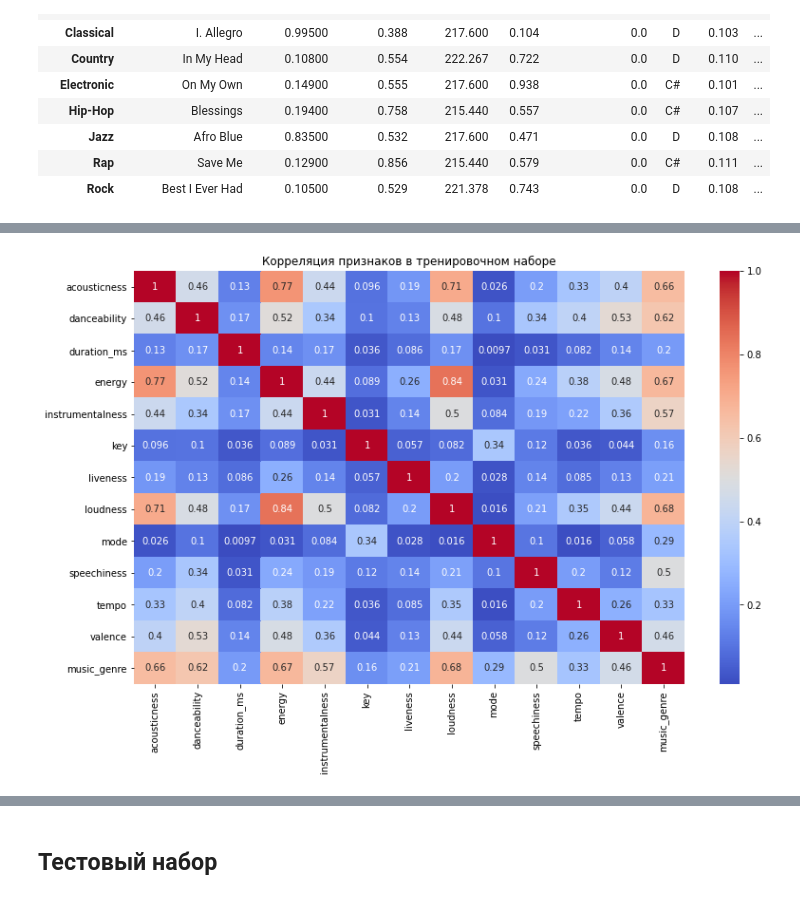
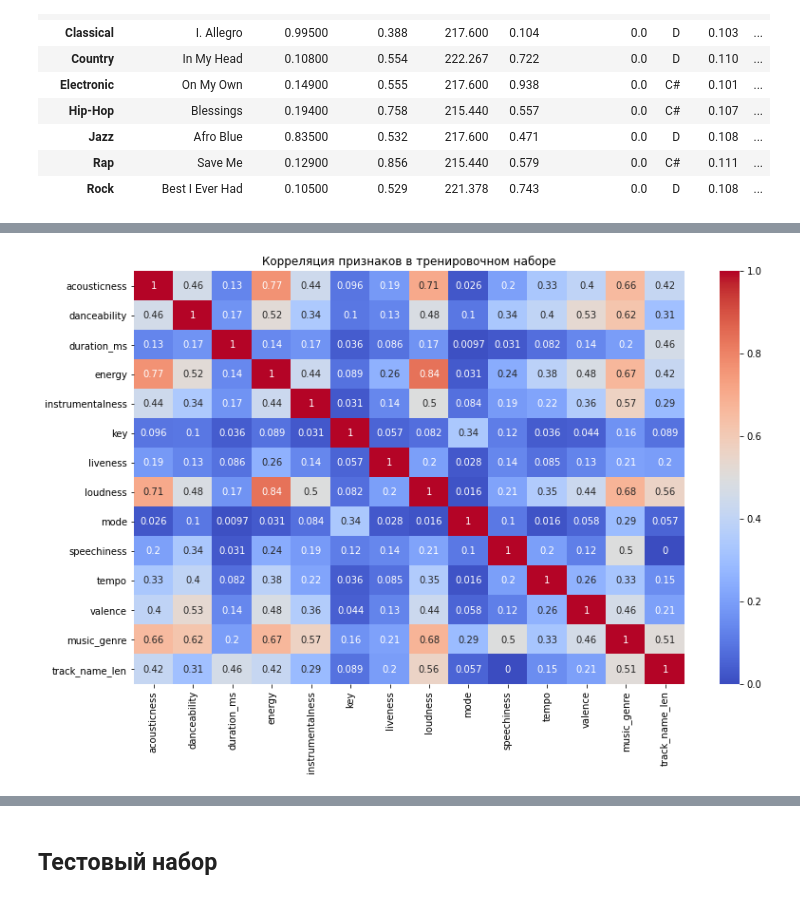
Before and after one commit to DrSartoriuss/Masterskaya, a Jupyter notebook: Masterskaya_26DS_main.ipynb, the cells around one changed output, grey strips where cells are left out. Drawn from its saved outputs; the diff is of its cells as text; code cells hidden in the pictures.

```diff
--- a/Masterskaya_26DS_main.ipynb
+++ b/Masterskaya_26DS_main.ipynb
@@ -75,6 +100,11 @@ pd.set_option('display.max_rows', None)
 pd.options.mode.chained_assignment = None
 # %%
 # загружаем данные
-data_train = pd.read_csv('../Downloads/music-genre-prediction/kaggle_music_genre_train.csv', sep=',')
-data_test = pd.read_csv('../Downloads/music-genre-prediction/kaggle_music_genre_test.csv', sep=',')
-sample_submit = pd.read_csv('../Downloads/music-genre-prediction/sample_submit.csv', sep=',')
+try:
+    data_train = pd.read_csv('../Downloads/music-genre-prediction/kaggle_music_genre_train.csv', sep=',')
+    data_test = pd.read_csv('../Downloads/music-genre-prediction/kaggle_music_genre_test.csv', sep=',')
+    sample_submit = pd.read_csv('../Downloads/music-genre-prediction/sample_submit.csv', sep=',')
+except:
+    data_train = pd.read_csv('../Downloads/music-genre-prediction/kaggle_music_genre_train.csv', sep=',')
+    data_test = pd.read_csv('../Downloads/music-genre-prediction/kaggle_music_genre_test.csv', sep=',')
+    sample_submit = pd.read_csv('../Downloads/music-genre-prediction/sample_submit.csv', sep=',')
@@ -922,6 +1069,9 @@ Name: duration_ms, dtype: float64
 # Анализ данных
 # %% [markdown]
 ## Тренировочный набор
+# %%
+# добавляем новый столбец - длину названия трека
+train_copy['track_name_len'] = train_copy['track_name'].str.len()
 # %%
 # изучаем столбцы с числовыми данными обучающего набора на графиках
 display('Распределение числовых значений в обучающем наборе данных')
@@ -1206,14 +1432,16 @@ boxplotly(train_copy[columns], 'Признаки', 'Значения', 'Расп
 # %%
-# строим тепловую карту корреляции с выбранными колонками
+# строим тепловую карту корреляции с выбранными колонками:
 # вычисляем матрицу корреляции с использованием Phi_K
-corr_matrix = train_copy[dup_col].phik_matrix(train_copy[dup_col].select_dtypes(exclude='object'))
+# выбираем колонки
+train_col = train_copy.columns[2:]
+corr_matrix = train_copy[train_col].phik_matrix(train_copy[dup_col].select_dtypes(exclude='object'))
 
 # визуализируем матрицу корреляции
 plt.figure(figsize=(13, 8))
 sns.heatmap(corr_matrix,
             annot=True,
             cmap='coolwarm')
 plt.title('Корреляция признаков в тренировочном наборе')
 plt.show()
 # %% [output]
-[figure, old version]
+[figure, new version]
```
Also changed, not shown: parts of 76 cells of this notebook.
